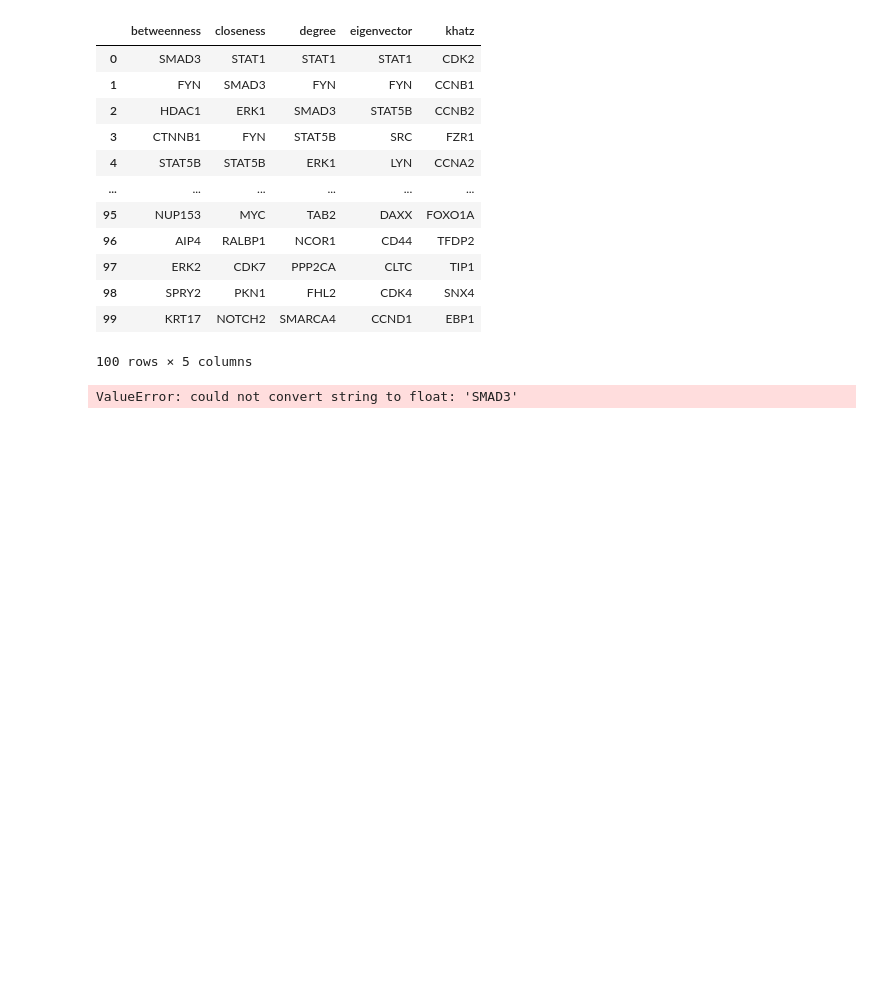
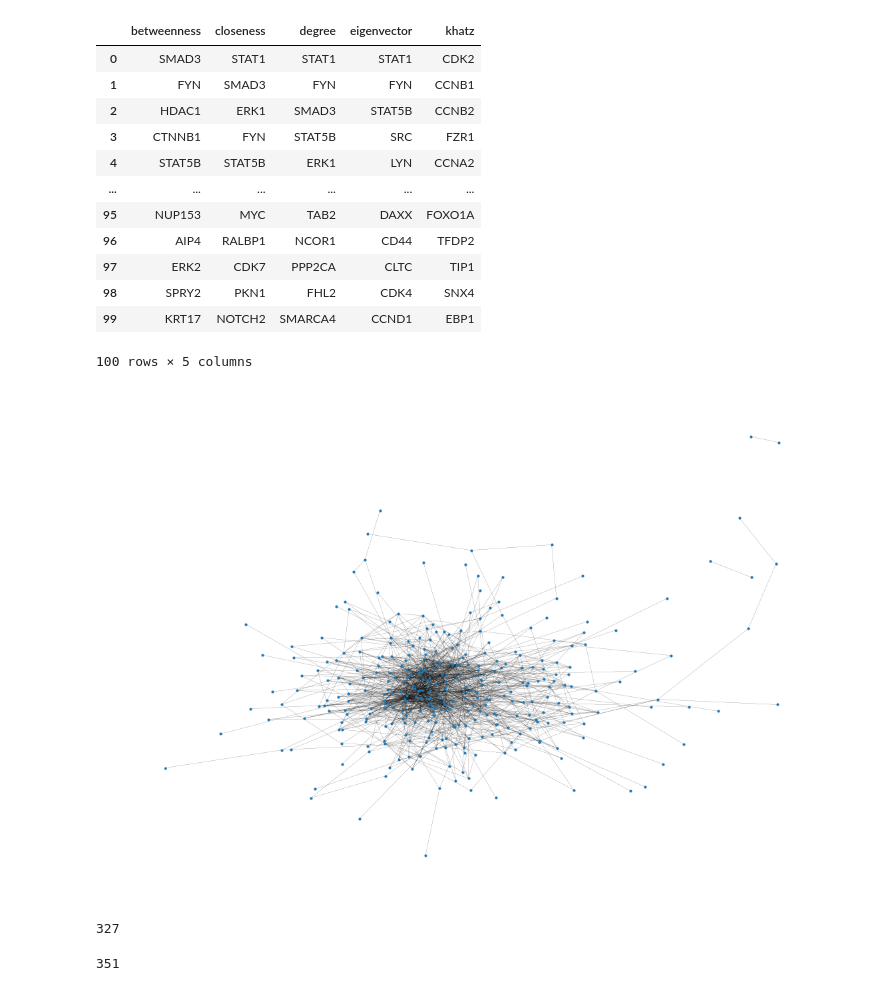
Before and after one commit to arkaprabha10/Cancer-PPIN-Analysis, a Jupyter notebook: Implementation/AnalysisCode.ipynb, the cells around one changed output. Cells and saved outputs as stored; diff of their text form; code cells hidden in the pictures; blank space fills up the shorter version.

```diff
--- a/Implementation/AnalysisCode.ipynb
+++ b/Implementation/AnalysisCode.ipynb
@@ -974,8 +1038,19 @@ allD
 | 98 | SPRY2 | PKN1 | FHL2 | CDK4 | SNX4 |
 | 99 | KRT17 | NOTCH2 | SMARCA4 | CCND1 | EBP1 |
 100 rows × 5 columns
-# %%
-sns.heatmap(allD)
-plt.show()
-# %% [output]
-ValueError: could not convert string to float: 'SMAD3'
+# %%
+pos = nx.spring_layout(cancer2_graph, iterations=15, seed=1721)
+fig, ax = plt.subplots(figsize=(20, 14))
+ax.axis('off')
+nx.draw_networkx(cancer2_graph, pos=pos, ax=ax, node_size=10, with_labels=False, width=0.15)
+# %% [output]
+[figure, added]
+# %%
+len(c2_connected_graph.nodes())
+# %% [output]
+327
+# %%
+c2_connected_graph = connectedComp(cancer1_graph)
+len(c2_connected_graph.nodes())
+# %% [output]
+351
```
Also changed, not shown: parts of 17 cells of this notebook, 9 other files.
